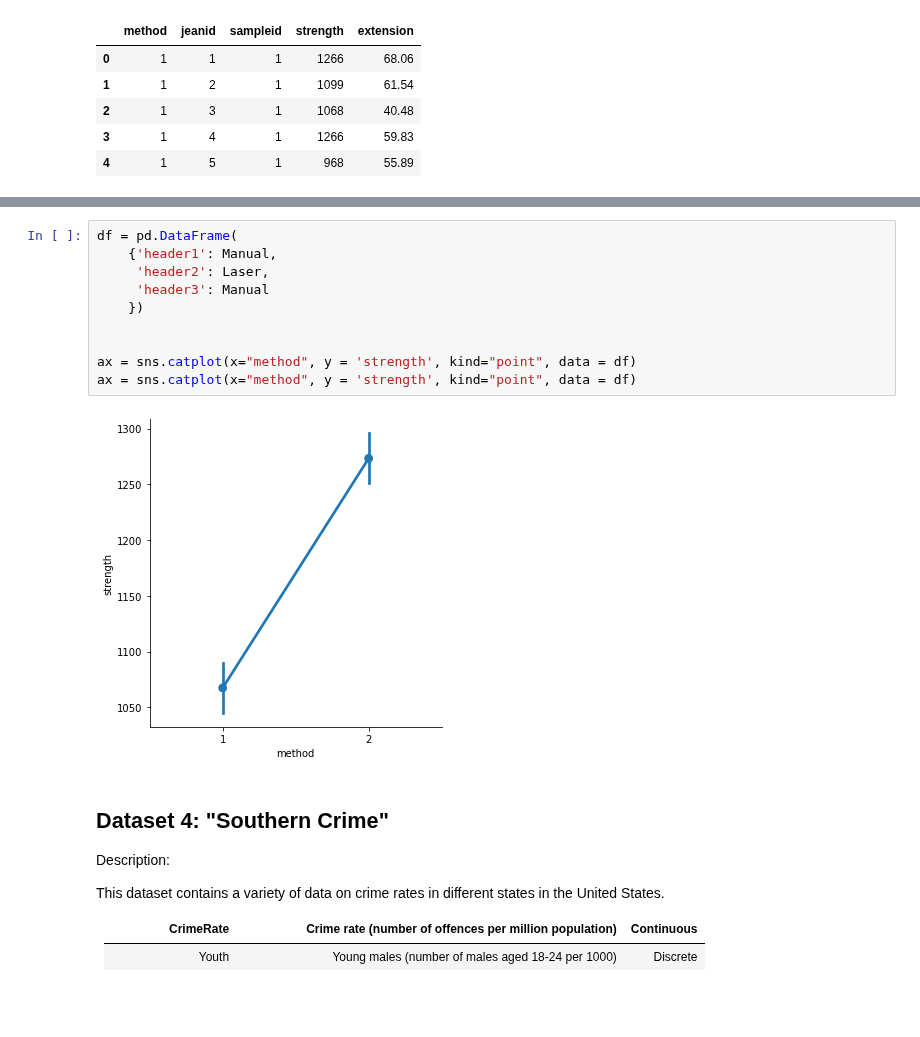
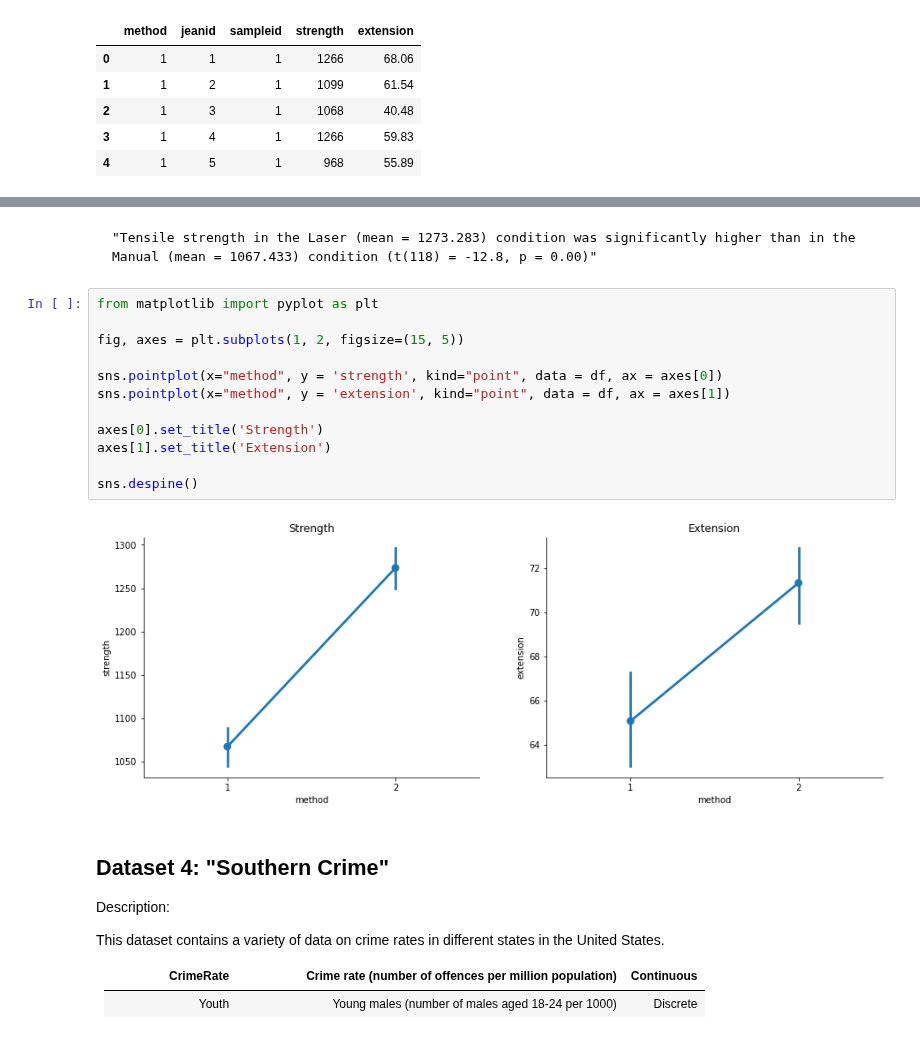
Before and after one commit to ethanweed/ExPsyLing, a Jupyter notebook: 2021/Notebooks/Lab_08_t-tests-solutions.ipynb, the cells around one changed output, grey strips where cells are left out. Saved outputs shown, nothing was run; the diff lists cells and outputs as text; blank space fills up the shorter version.

```diff
--- a/2021/Notebooks/Lab_08_t-tests-solutions.ipynb
+++ b/2021/Notebooks/Lab_08_t-tests-solutions.ipynb
@@ -201,15 +233,19 @@ p =  4.715900605003338e-24
+# %% [markdown]
+    "Tensile strength in the Laser (mean = 1273.283) condition was significantly higher than in the Manual (mean = 1067.433) condition (t(118) = -12.8, p = 0.00)"
 # %%
-df = pd.DataFrame(
-    {'header1': Manual,
-     'header2': Laser,
-     'header3': Manual
-    })
+from matplotlib import pyplot as plt
 
+fig, axes = plt.subplots(1, 2, figsize=(15, 5))
 
-ax = sns.catplot(x="method", y = 'strength', kind="point", data = df)
-ax = sns.catplot(x="method", y = 'strength', kind="point", data = df)
+sns.pointplot(x="method", y = 'strength', kind="point", data = df, ax = axes[0])
+sns.pointplot(x="method", y = 'extension', kind="point", data = df, ax = axes[1])
+
+axes[0].set_title('Strength')
+axes[1].set_title('Extension')
+
+sns.despine()
 # %% [output]
-[figure, old version]
+[figure, new version]
 # %% [markdown]
 
 ## Dataset 4: "Southern Crime"
```
Also changed, not shown: parts of 14 cells of this notebook, 1 other file.
